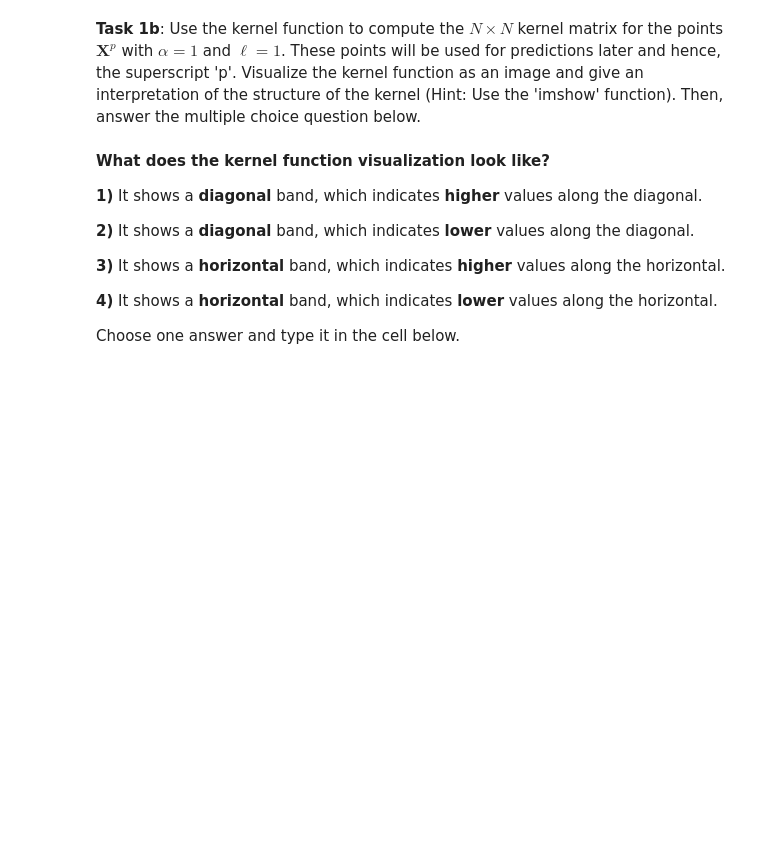
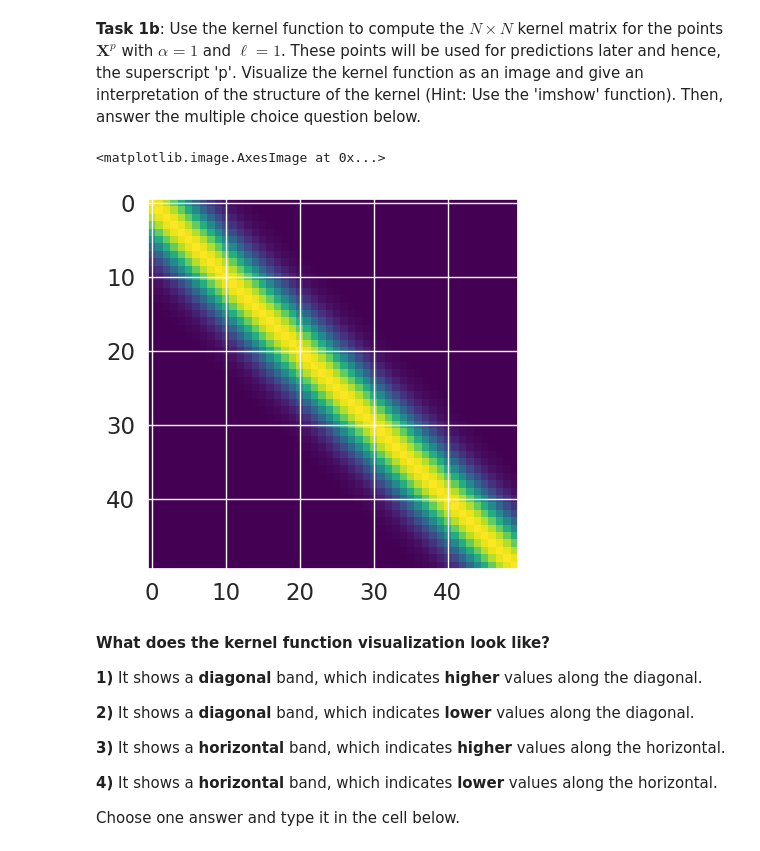
Before and after one commit to Carlos-Elias-Riv/CSAalto, a Jupyter notebook: GPs/assignment2/assignment2.ipynb, the cells around one changed output. Saved outputs shown, nothing was run; the diff lists cells and outputs as text; code cells hidden in the pictures; blank space fills up the shorter version.

```diff
--- a/GPs/assignment2/assignment2.ipynb
+++ b/GPs/assignment2/assignment2.ipynb
@@ -68,9 +68,13 @@ def create_se_kernel(X1, X2, alpha=1, scale=1):
 
     returns NxM matrix
     """
+    prematrix = np.ones((X1.shape[0], X2.shape[0]))
+    for i in range(X1.shape[0]):
+        for j in range(X2.shape[0]):
+            prematrix[i,j] = alpha* np.exp(-0.5*1/(scale**2)*(X1[i] - X2[j])**2)
 
     # YOUR CODE HERE
-    raise NotImplementedError()
+    return prematrix
 # %% [markdown]
 Let's test the above function:
 # %%
@@ -89,3 +90,10 @@ raise NotImplementedError()
+# %%
+# YOUR CODE HERE
+kernelfunction = create_se_kernel(Xp, Xp, alpha=1, scale=1)
+plt.imshow(kernelfunction, cmap='viridis')
+# %% [output]
+<matplotlib.image.AxesImage at 0x...>
+[figure, added]
 # %% [markdown]
 **What does the kernel function visualization look like?**
 
```
Also changed, not shown: parts of 31 cells of this notebook.
